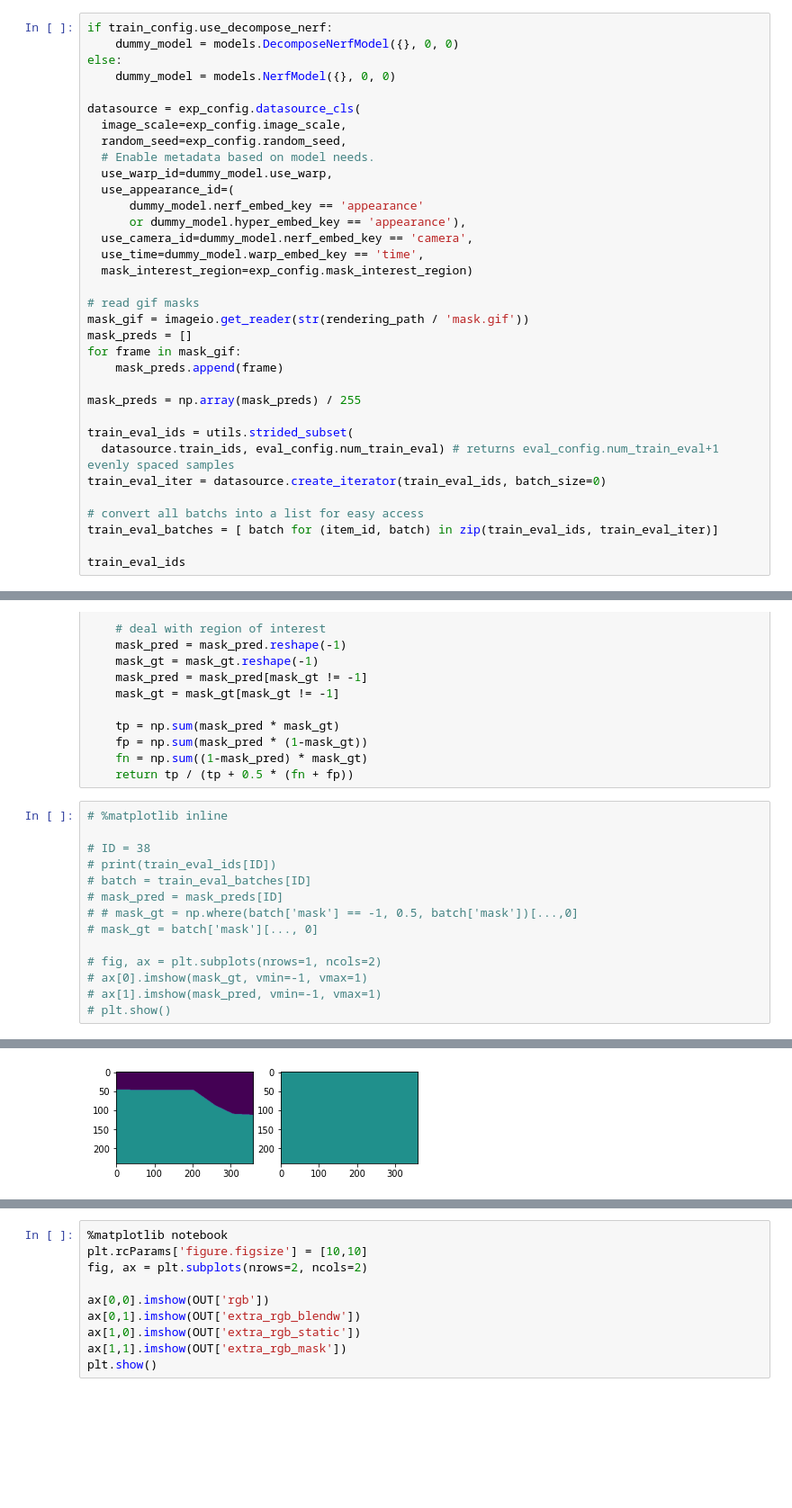
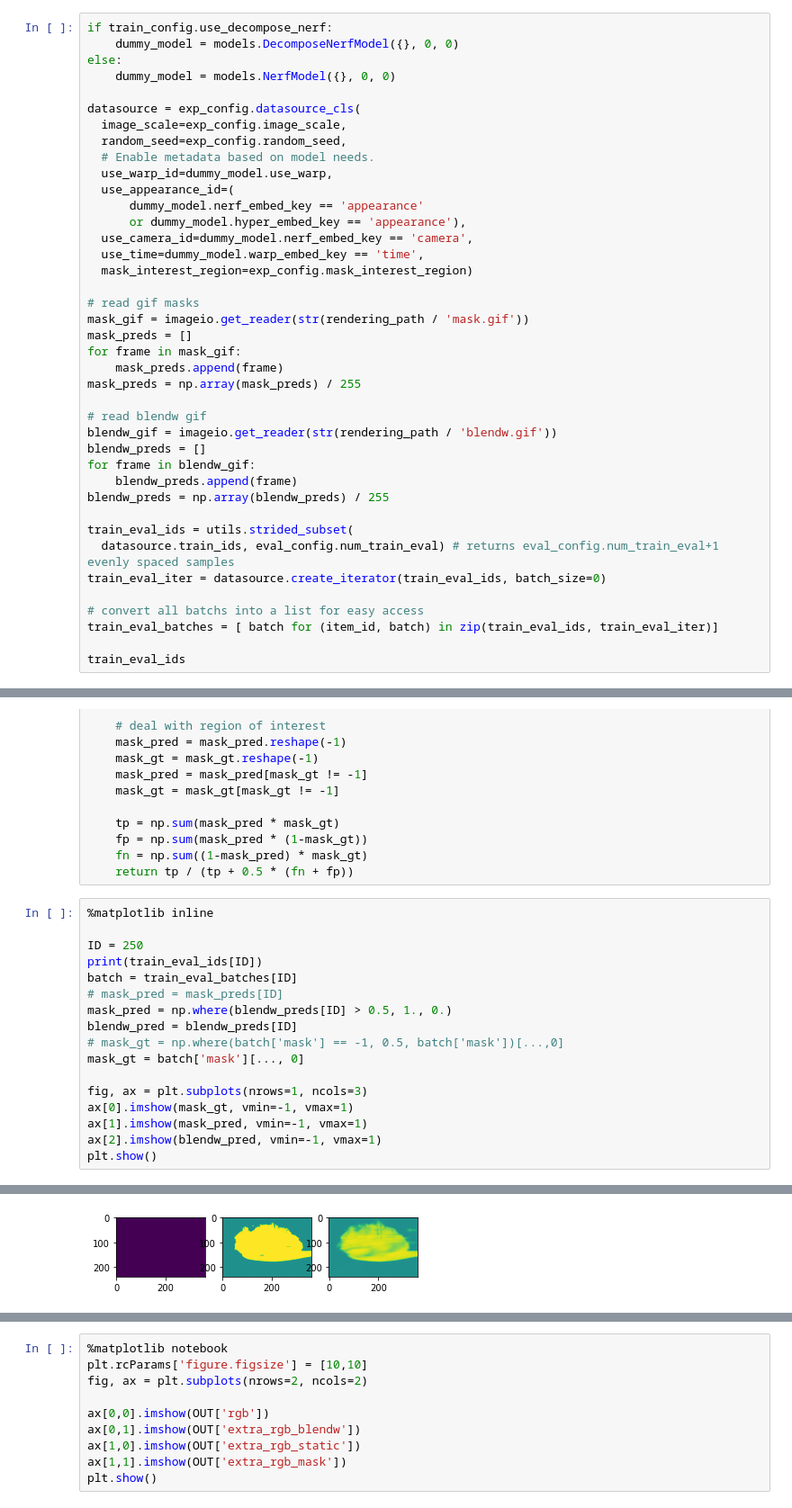
Before and after one commit to ChikaYan/hypernerf, a Jupyter notebook: results_evaluator.ipynb, the cells around one changed output, grey strips where cells are left out. Shown at 90% size. Drawn from its saved outputs; the diff is of its cells as text; blank space fills up the shorter version.

```diff
--- a/results_evaluator.ipynb
+++ b/results_evaluator.ipynb
@@ -89,8 +89,14 @@ mask_gif = imageio.get_reader(str(rendering_path / 'mask.gif'))
 mask_preds = []
 for frame in mask_gif:
     mask_preds.append(frame)
+mask_preds = np.array(mask_preds) / 255
 
-mask_preds = np.array(mask_preds) / 255
+# read blendw gif
+blendw_gif = imageio.get_reader(str(rendering_path / 'blendw.gif'))
+blendw_preds = []
+for frame in blendw_gif:
+    blendw_preds.append(frame)
+blendw_preds = np.array(blendw_preds) / 255
 
 train_eval_ids = utils.strided_subset(
   datasource.train_ids, eval_config.num_train_eval) # returns eval_config.num_train_eval+1 evenly spaced samples
@@ -146,17 +152,20 @@ def compute_f1(mask_pred, mask_gt):
     fn = np.sum((1-mask_pred) * mask_gt)
     return tp / (tp + 0.5 * (fn + fp))
 # %%
-# %matplotlib inline
+%matplotlib inline
 
-# ID = 38
-# print(train_eval_ids[ID])
-# batch = train_eval_batches[ID]
+ID = 250
+print(train_eval_ids[ID])
+batch = train_eval_batches[ID]
 # mask_pred = mask_preds[ID]
-# # mask_gt = np.where(batch['mask'] == -1, 0.5, batch['mask'])[...,0]
-# mask_gt = batch['mask'][..., 0]
+mask_pred = np.where(blendw_preds[ID] > 0.5, 1., 0.)
+blendw_pred = blendw_preds[ID]
+# mask_gt = np.where(batch['mask'] == -1, 0.5, batch['mask'])[...,0]
+mask_gt = batch['mask'][..., 0]
 
-# fig, ax = plt.subplots(nrows=1, ncols=2)
-# ax[0].imshow(mask_gt, vmin=-1, vmax=1)
-# ax[1].imshow(mask_pred, vmin=-1, vmax=1)
-# plt.show()
+fig, ax = plt.subplots(nrows=1, ncols=3)
+ax[0].imshow(mask_gt, vmin=-1, vmax=1)
+ax[1].imshow(mask_pred, vmin=-1, vmax=1)
+ax[2].imshow(blendw_pred, vmin=-1, vmax=1)
+plt.show()
 # %% [output]
@@ -164,4 +173,4 @@ in000325
-[figure, old version]
+[figure, new version]
 # %%
 jacs = []
 f1s = []
```
Also changed, not shown: parts of 8 cells of this notebook, 14 other files.
